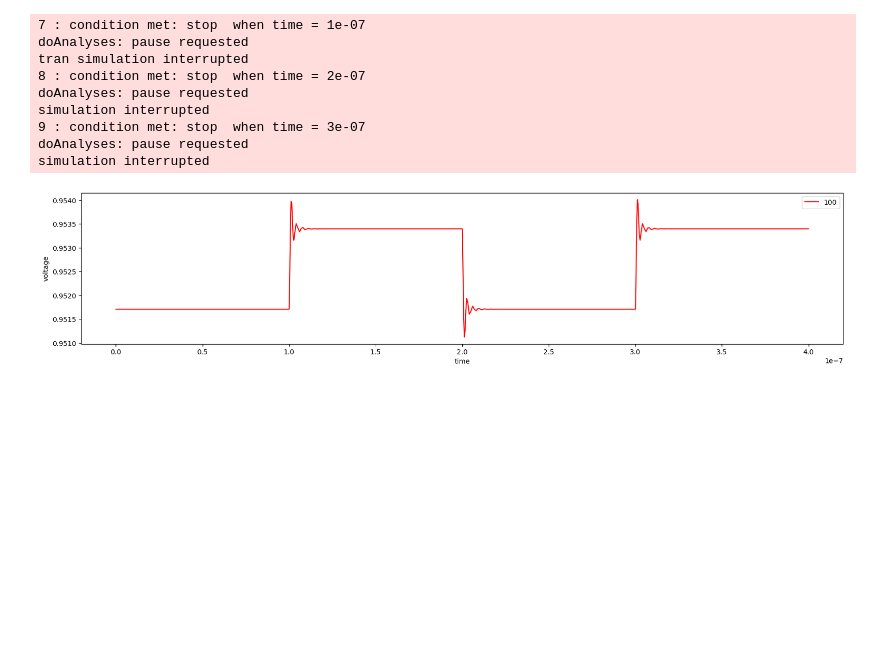
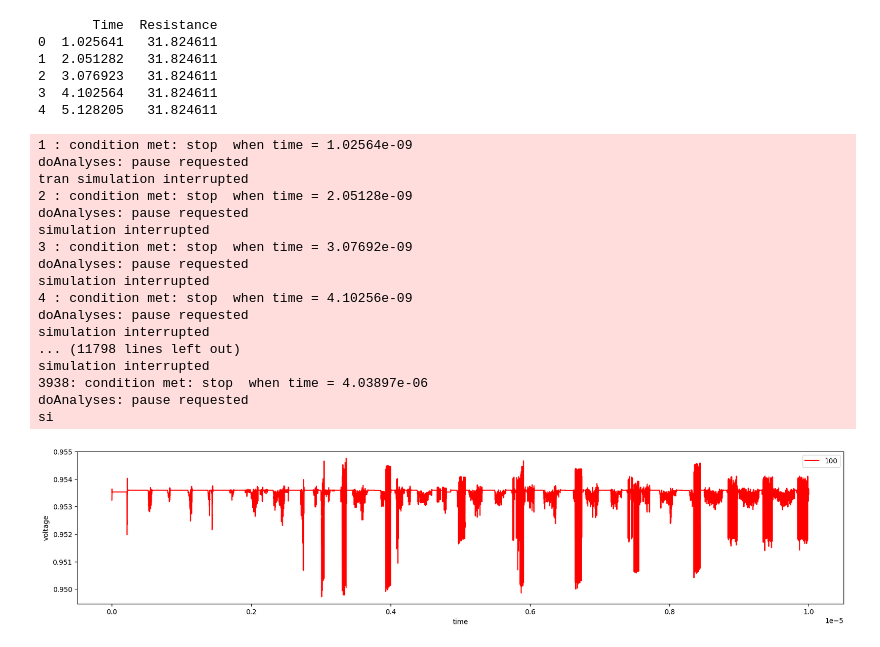
Before and after one commit to ardaersasskia/processer-pyspice, a Jupyter notebook: simulater.ipynb, the cells around one changed output. Saved outputs shown, nothing was run; the diff lists cells and outputs as text; code cells hidden in the pictures; blank space fills up the shorter version.

```diff
--- a/simulater.ipynb
+++ b/simulater.ipynb
@@ -1,69 +13,101 @@
+# %%
+#读取数据
+core1_powers=pd.read_csv('./data/per_core_power_file_3.txt',header=None)
+core2_powers=pd.read_csv('./data/per_core_power_file_4.txt',header=None)
+core3_powers=pd.read_csv('./data/per_core_power_file_5.txt',header=None)
+core4_powers=pd.read_csv('./data/per_core_power_file_6.txt',header=None)
+cores_powers=[core1_powers,core2_powers,core3_powers,core4_powers]
+for core_power in cores_powers:
+    #加入表头
+    core_power.columns=['Time','Power']
+    #将时间转换为以ns为单位
+    core_power['Time']=core_power['Time'].multiply(1000000000)
+#print(cores_powers[0].head())
+#print(cores_powers[0].Time)
+cores_resistance=cores_powers
+voltage_supply=1
+resistance_number=9
+for core_resistance in cores_resistance:
+    core_resistance.columns=['Time','Resistance']
+    #将功率转换为单个负载的电阻阻值
+    core_resistance['Resistance']=core_resistance['Resistance'].str.slice(1,-2).astype(float)
+    #print(core_resistance.head())
+    core_resistance['Resistance']=resistance_number*voltage_supply*voltage_supply/core_resistance['Resistance']
+print(cores_resistance[0].head())
+# %% [output]
+       Time  Resistance
+0  1.025641   31.824611
+1  2.051282   31.824611
+2  3.076923   31.824611
+3  4.102564   31.824611
+4  5.128205   31.824611
 # %%
-import numpy as np
-import matplotlib.pyplot as plt
-from PySpice.Spice.NgSpice.Shared import NgSpiceShared
-
-#创建NgSpiceShared对象
-ngspice = NgSpiceShared.new_instance()
-#读取电路文件
-with open('mypdn.cir') as f:
-    circuit=f.read()
-#导入电路
-ngspice.load_circuit(circuit)
-
+#参数设置
+step_time='100p'
+end_time='10u'
+stop_number=10000
+stop_time=cores_resistance[0].loc[:stop_number,'Time']
 #根据spice的断点执行规则，
 # 1、首先设置好仿真时的断点时间
 # 2、开始仿真
 # 3、在仿真中途会在设置好的时间中断仿真，此时可以进行一些指令，最后执行resume指令继续仿真，直到下一个断点或终点
 
 #设置断点，每100ns设置一个断点
-for i in range(1,4):
-    time_stop=100
-    ngspice.stop('time = '+str(time_stop*i)+'n')
+for i in range(stop_number):
+    ngspice.stop('time = '+str(stop_time[i])+'n')
 
 #开始仿真
 #由于pyspice总是在stop时报错command error，但实际没有问题，所以使用try except保证后续代码继续执行
 try:
-    ngspice.exec_command('tran 1n 400n')
+    ngspice.exec_command('tran '+step_time+' '+end_time)
 except:
     pass
 
 #当中断时执行的指令
-for i in range(1,4):
+for i in range(stop_number):
     #更换负载
-    if i%2==1:
-        ngspice.alter_device('r1000000001_1000000002',resistance=10)
+    if cores_resistance[0].loc[i,'Resistance'] == float('inf'):
+        ngspice.alter_device('r1000000001_1000000002',resistance=10000000000)
     else:
-        ngspice.alter_device('r1000000001_1000000002',resistance=1)
+        ngspice.alter_device('r1000000001_1000000002',resistance=cores_resistance[0].loc[i,'Resistance'])
+
     #由于pyspice总是在stop时报错command error，所以使用try except保证后续代码继续执行
     try:
         ngspice.resume(background=False)
     except:
         pass
 
 #获取仿真结果
 plots = ngspice.plot(simulation=None, plot_name=ngspice.last_plot)
 analysis=plots.to_analysis()
 #绘制图像
 fig=plt.figure(figsize=(20,4))
 plt.plot(np.array(analysis.time),np.array(analysis["100"]), label="100",color='red')
 plt.legend()
 plt.xlabel("time")
 plt.ylabel("voltage")
 plt.show()
 fig.savefig("./figure/V100.png",dpi=300)
 plt.close()
 # %% [output]
-7 : condition met: stop  when time = 1e-07
+1 : condition met: stop  when time = 1.02564e-09
 doAnalyses: pause requested
 tran simulation interrupted
-8 : condition met: stop  when time = 2e-07
+2 : condition met: stop  when time = 2.05128e-09
 doAnalyses: pause requested
 simulation interrupted
-9 : condition met: stop  when time = 3e-07
+3 : condition met: stop  when time = 3.07692e-09
 doAnalyses: pause requested
 simulation interrupted
+4 : condition met: stop  when time = 4.10256e-09
+doAnalyses: pause requested
+simulation interrupted
+... (11798 lines left out)
+simulation interrupted
+3938: condition met: stop  when time = 4.03897e-06
+doAnalyses: pause requested
+si
-[figure, old version]
+[figure, new version]
 # %%
 fig=plt.figure(figsize=(20,4))
 #plt.plot(np.array(analysis.time),np.array(analysis["1000000002"]), label="1000000002",color='black')
```
Also changed, not shown: parts of 2 cells of this notebook, 3 other files.
